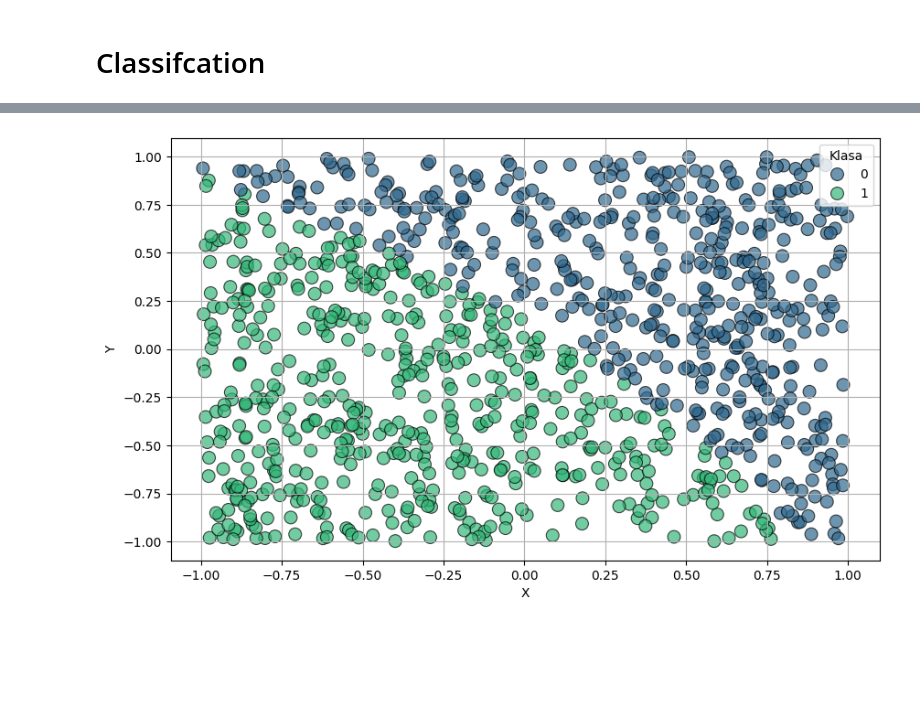
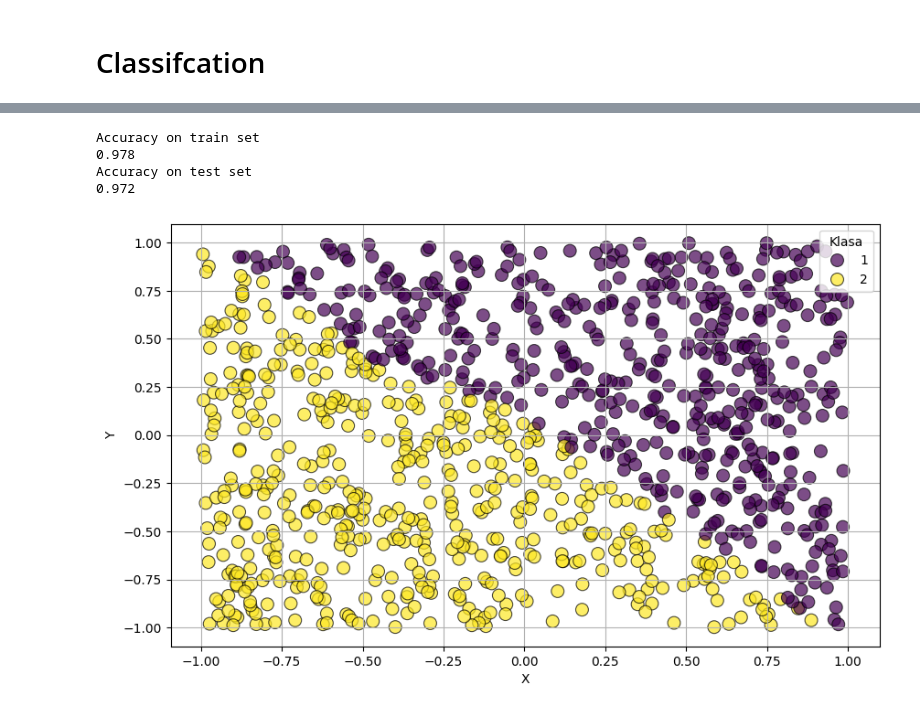
Before and after one commit to Bieslaw/NeuronProject, a Jupyter notebook: Projekt1_test1.ipynb, the cells around one changed output, grey strips where cells are left out. Cells and saved outputs as stored; diff of their text form; code cells hidden in the pictures; blank space fills up the shorter version.

Commit message:
Tests 1 done

```diff
--- a/Projekt1_test1.ipynb
+++ b/Projekt1_test1.ipynb
@@ -277,9 +285,9 @@ RMSE on test data 13.805885182591414
 # %%
 train_data = np.genfromtxt(
-    "./projekt1/regression/data.activation.train.1000.csv", delimiter=","
+    "./projekt1/regression/data.cube.train.1000.csv", delimiter=","
 )
 test_data = np.genfromtxt(
-    "./projekt1/regression/data.activation.test.1000.csv", delimiter=","
+    "./projekt1/regression/data.cube.test.1000.csv", delimiter=","
 )
 X_train = train_data[1:, 0]
 Y_train = train_data[1:, 1]
@@ -293,7 +301,7 @@ net = NeuralNet(
 )
 X_scaled = scale(X_train, minx, maxx)
 X_test_scaled = scale(X_test, minx, maxx)
-net.train_regre(X_scaled, Y_train, learning_rate=0.0001, epochs=1000, print_logs=True)
+net.train_regre(X_scaled, Y_train, learning_rate=0.0001, epochs=300, print_logs=True)
 
 print(f"RMSE on train data {evaluate_model_regre(net, X_scaled, Y_train)}")
 print(f"RMSE on test data {evaluate_model_regre(net, X_test_scaled, Y_test)}")
@@ -343,15 +369,25 @@ plt.legend()
 # %% [markdown]
 # Classifcation
 # %%
-train_data = np.genfromtxt('./projekt1/classification/data.simple.train.1000.csv', delimiter=',')
-test_data = np.genfromtxt('./projekt1/classification/data.simple.test.1000.csv', delimiter=',')
+train_data = np.genfromtxt(
+    "./projekt1/classification/data.simple.train.1000.csv", delimiter=","
+)
+test_data = np.genfromtxt(
+    "./projekt1/classification/data.simple.test.1000.csv", delimiter=","
+)
 X_train = train_data[1:, :2]
 Y_train = train_data[1:, 2]
 X_test = test_data[1:, :2]
 Y_test = test_data[1:, 2]
 
-net = NeuralNet(hidden_layers=3,number_of_neurons_in_layer=30,input_dim=2, number_of_outputs = 1)
-net.train_class(X_train, Y_train, learning_rate=0.01, epochs=1000, print_logs=True)
+net = NeuralNet(
+    hidden_layers=3,
+    number_of_neurons_in_layer=30,
+    input_dim=2,
+    number_of_outputs=1,
+    activation_f="tanh",
+)
+net.train_class(X_train, Y_train, learning_rate=0.01, epochs=500, print_logs=True)
 
 print(f"RMSE on train data {evaluate_model_class(net, X_train, Y_train)}")
 print(f"RMSE on test data {evaluate_model_class(net, X_test, Y_test)}")
@@ -375,0 +412,3 @@ RMSE on test data 2.464989035553675
+# %%
+def accuracy(Y_true, Y_pred):
+    return sum([1 if y_true == y_pred else 0 for y_true, y_pred in zip(Y_true, Y_pred)]) / len(Y_true)
@@ -376,20 +434,30 @@ RMSE on test data 2.464989035553675
 # %%
 import seaborn as sns
 X_test = test_data[1:, 0]
 Y_test = test_data[1:, 1]
 C_test = test_data[1:, 2]
 
 # Create a scatter plot using Seaborn
 plt.figure(figsize=(10, 6))
 
-# Use scatterplot with NumPy arrays
-Y_pred = [0 if net.predict_class(input) < 0.5 else 1 for input in test_data[1:, :2]]
-sns.scatterplot(x=X_test, y=Y_test, hue=Y_pred, palette='viridis', s=100, edgecolor='k', alpha=0.7)
+C_pred = [1 if net.predict_class(input) < 0.5 else 2 for input in test_data[1:, :2]]
+sns.scatterplot(x=X_test, y=Y_test, hue=C_pred, palette='viridis', s=100, edgecolor='k', alpha=0.7)
 
 # Add labels and title
 plt.xlabel('X')
 plt.ylabel('Y')
 plt.legend(title='Klasa')
 plt.grid(True)
+
+C_train = train_data[1:, 2]
+C_train_pred = [1 if net.predict_class(input) < 0.5 else 2 for input in train_data[1:, :2]]
+print("Accuracy on train set")
+print(accuracy(C_train, C_train_pred))
+print("Accuracy on test set")
+print(accuracy(C_test, C_pred))
 # %% [output]
+Accuracy on train set
+0.978
+Accuracy on test set
+0.972
-[figure, old version]
+[figure, new version]
```
Also changed, not shown: parts of 9 cells of this notebook, 9 other files.
